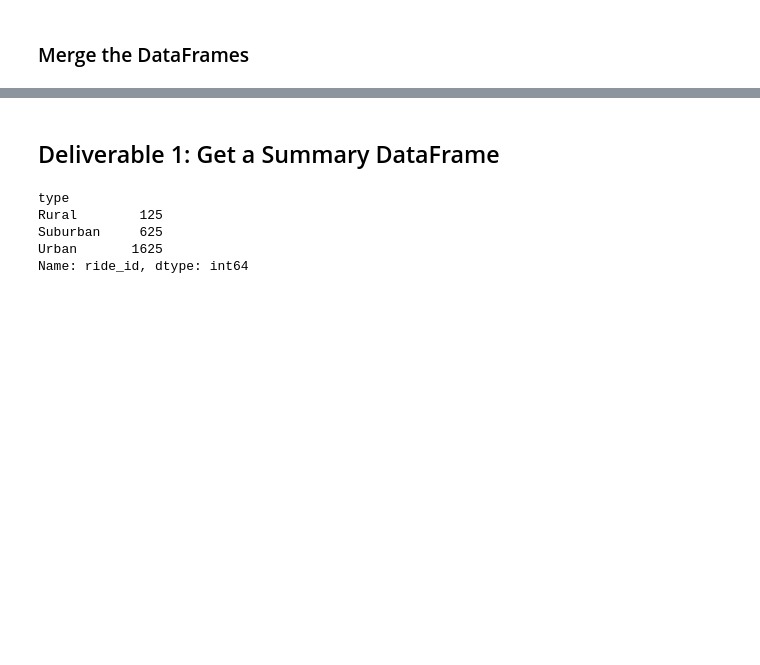
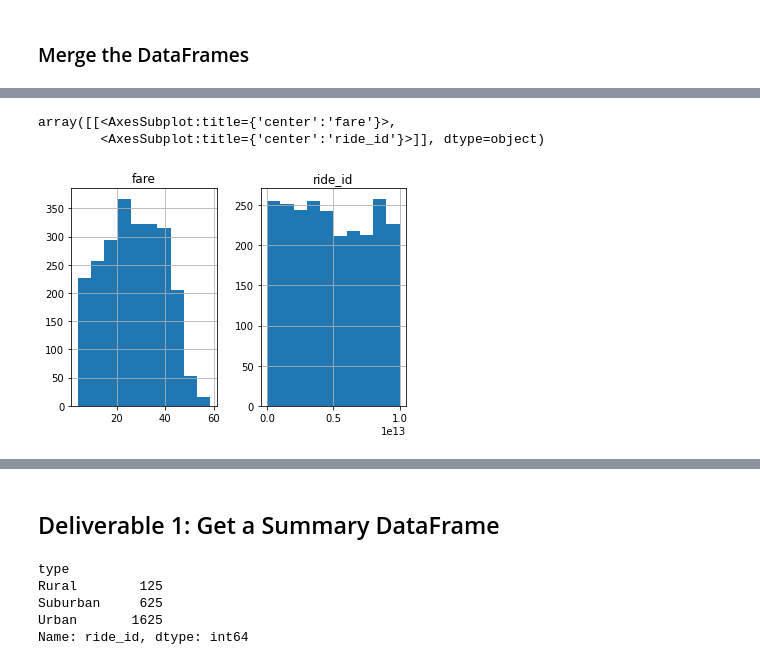
Before and after one commit to Andrew-Carlson/PyBer_Analysis, a Jupyter notebook: PyBer_Challenge.ipynb, the cells around one changed output, grey strips where cells are left out. Saved outputs shown, nothing was run; the diff lists cells and outputs as text; code cells hidden in the pictures; blank space fills up the shorter version.

```diff
--- a/PyBer_Challenge.ipynb
+++ b/PyBer_Challenge.ipynb
@@ -33,0 +91,6 @@ pyber_data_df.head()
+# %%
+ride_data_df.hist()
+# %% [output]
+array([[<AxesSubplot:title={'center':'fare'}>,
+        <AxesSubplot:title={'center':'ride_id'}>]], dtype=object)
+[figure, added]
```
Also changed, not shown: parts of 19 cells of this notebook, 1 other file.
